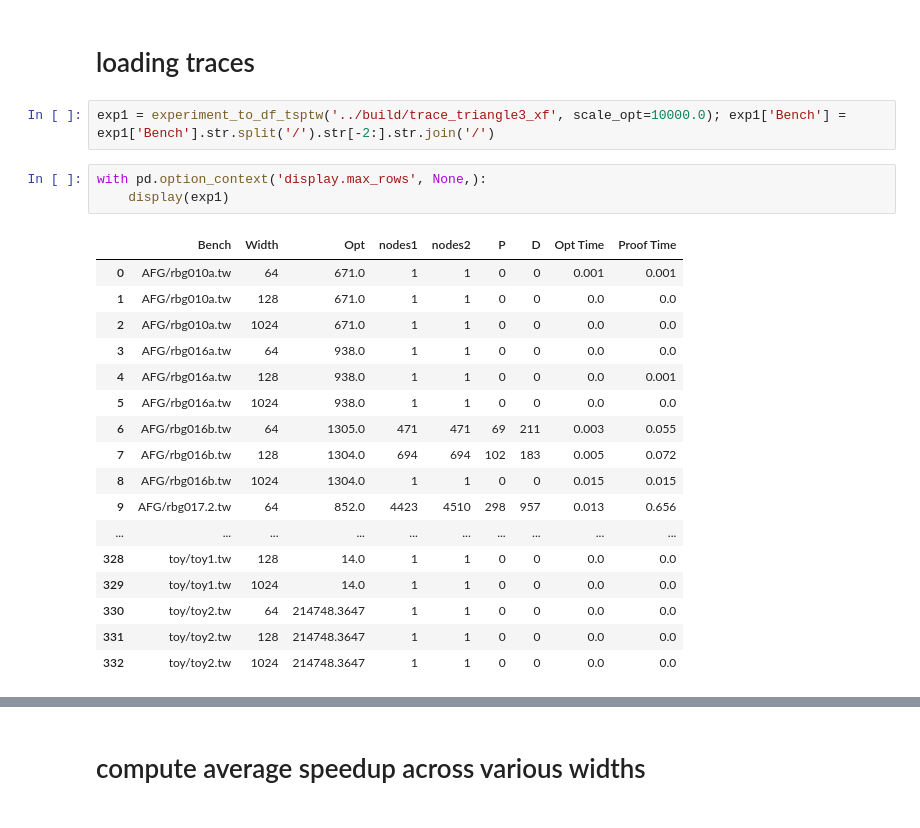
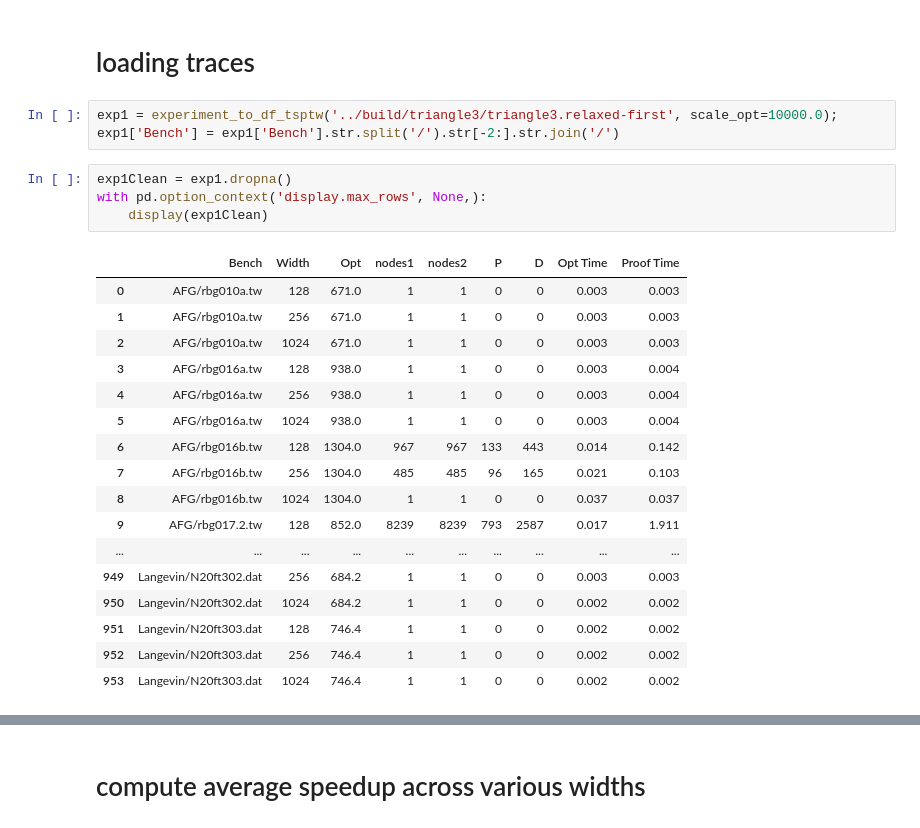
Before and after one commit to ldmbouge/CODD, a Jupyter notebook: experiments/gen.ipynb, the cells around one changed output, grey strips where cells are left out. Cells and saved outputs as stored; diff of their text form.

```diff
--- a/experiments/gen.ipynb
+++ b/experiments/gen.ipynb
@@ -66,25 +118,26 @@ print(os.getcwd())
 # %% [markdown]
 # loading traces
 # %%
-exp1 = experiment_to_df_tsptw('../build/trace_triangle3_xf', scale_opt=10000.0); exp1['Bench'] = exp1['Bench'].str.split('/').str[-2:].str.join('/')
+exp1 = experiment_to_df_tsptw('../build/triangle3/triangle3.relaxed-first', scale_opt=10000.0); exp1['Bench'] = exp1['Bench'].str.split('/').str[-2:].str.join('/')
 # %%
+exp1Clean = exp1.dropna()
 with pd.option_context('display.max_rows', None,):
-    display(exp1)
+    display(exp1Clean)
 # %% [output]
 |  | Bench | Width | Opt | nodes1 | nodes2 | P | D | Opt Time | Proof Time |
-| 0 | AFG/rbg010a.tw | 64 | 671.0 | 1 | 1 | 0 | 0 | 0.001 | 0.001 |
-| 1 | AFG/rbg010a.tw | 128 | 671.0 | 1 | 1 | 0 | 0 | 0.0 | 0.0 |
-| 2 | AFG/rbg010a.tw | 1024 | 671.0 | 1 | 1 | 0 | 0 | 0.0 | 0.0 |
-| 3 | AFG/rbg016a.tw | 64 | 938.0 | 1 | 1 | 0 | 0 | 0.0 | 0.0 |
-| 4 | AFG/rbg016a.tw | 128 | 938.0 | 1 | 1 | 0 | 0 | 0.0 | 0.001 |
-| 5 | AFG/rbg016a.tw | 1024 | 938.0 | 1 | 1 | 0 | 0 | 0.0 | 0.0 |
-| 6 | AFG/rbg016b.tw | 64 | 1305.0 | 471 | 471 | 69 | 211 | 0.003 | 0.055 |
-| 7 | AFG/rbg016b.tw | 128 | 1304.0 | 694 | 694 | 102 | 183 | 0.005 | 0.072 |
-| 8 | AFG/rbg016b.tw | 1024 | 1304.0 | 1 | 1 | 0 | 0 | 0.015 | 0.015 |
-| 9 | AFG/rbg017.2.tw | 64 | 852.0 | 4423 | 4510 | 298 | 957 | 0.013 | 0.656 |
+| 0 | AFG/rbg010a.tw | 128 | 671.0 | 1 | 1 | 0 | 0 | 0.003 | 0.003 |
+| 1 | AFG/rbg010a.tw | 256 | 671.0 | 1 | 1 | 0 | 0 | 0.003 | 0.003 |
+| 2 | AFG/rbg010a.tw | 1024 | 671.0 | 1 | 1 | 0 | 0 | 0.003 | 0.003 |
+| 3 | AFG/rbg016a.tw | 128 | 938.0 | 1 | 1 | 0 | 0 | 0.003 | 0.004 |
+| 4 | AFG/rbg016a.tw | 256 | 938.0 | 1 | 1 | 0 | 0 | 0.003 | 0.004 |
+| 5 | AFG/rbg016a.tw | 1024 | 938.0 | 1 | 1 | 0 | 0 | 0.003 | 0.004 |
+| 6 | AFG/rbg016b.tw | 128 | 1304.0 | 967 | 967 | 133 | 443 | 0.014 | 0.142 |
+| 7 | AFG/rbg016b.tw | 256 | 1304.0 | 485 | 485 | 96 | 165 | 0.021 | 0.103 |
+| 8 | AFG/rbg016b.tw | 1024 | 1304.0 | 1 | 1 | 0 | 0 | 0.037 | 0.037 |
+| 9 | AFG/rbg017.2.tw | 128 | 852.0 | 8239 | 8239 | 793 | 2587 | 0.017 | 1.911 |
 | ... | ... | ... | ... | ... | ... | ... | ... | ... | ... |
-| 328 | toy/toy1.tw | 128 | 14.0 | 1 | 1 | 0 | 0 | 0.0 | 0.0 |
-| 329 | toy/toy1.tw | 1024 | 14.0 | 1 | 1 | 0 | 0 | 0.0 | 0.0 |
-| 330 | toy/toy2.tw | 64 | 214748.3647 | 1 | 1 | 0 | 0 | 0.0 | 0.0 |
-| 331 | toy/toy2.tw | 128 | 214748.3647 | 1 | 1 | 0 | 0 | 0.0 | 0.0 |
-| 332 | toy/toy2.tw | 1024 | 214748.3647 | 1 | 1 | 0 | 0 | 0.0 | 0.0 |
+| 949 | Langevin/N20ft302.dat | 256 | 684.2 | 1 | 1 | 0 | 0 | 0.003 | 0.003 |
+| 950 | Langevin/N20ft302.dat | 1024 | 684.2 | 1 | 1 | 0 | 0 | 0.002 | 0.002 |
+| 951 | Langevin/N20ft303.dat | 128 | 746.4 | 1 | 1 | 0 | 0 | 0.002 | 0.002 |
+| 952 | Langevin/N20ft303.dat | 256 | 746.4 | 1 | 1 | 0 | 0 | 0.002 | 0.002 |
+| 953 | Langevin/N20ft303.dat | 1024 | 746.4 | 1 | 1 | 0 | 0 | 0.002 | 0.002 |
```
Also changed, not shown: parts of 44 cells of this notebook, 7 other files.
